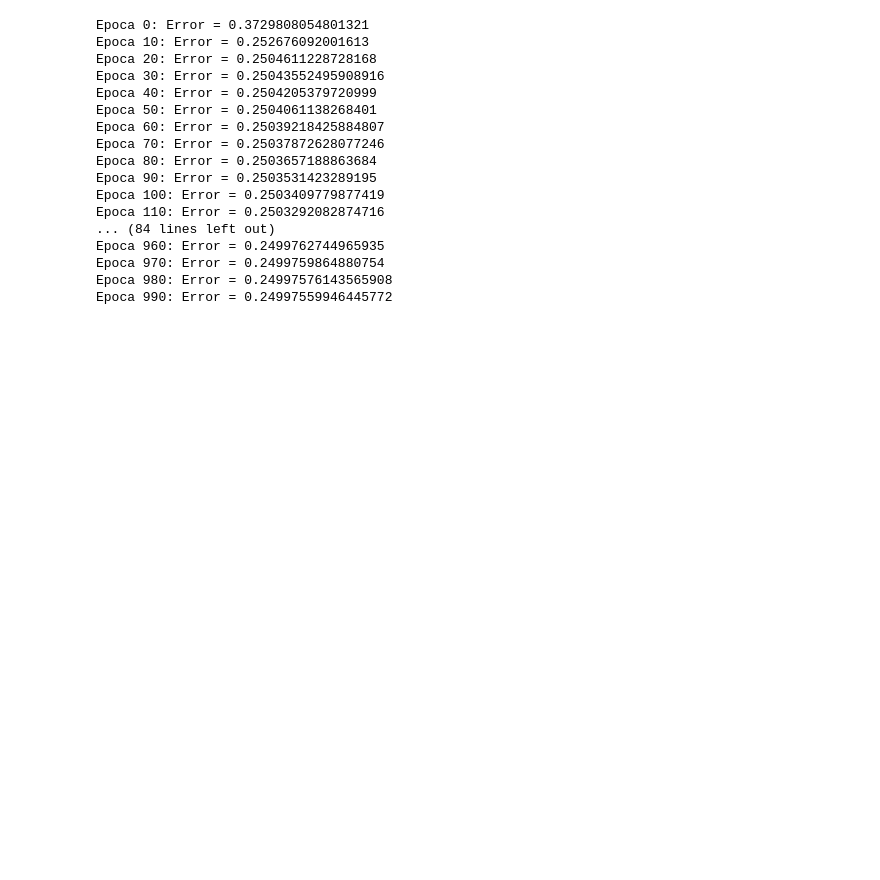
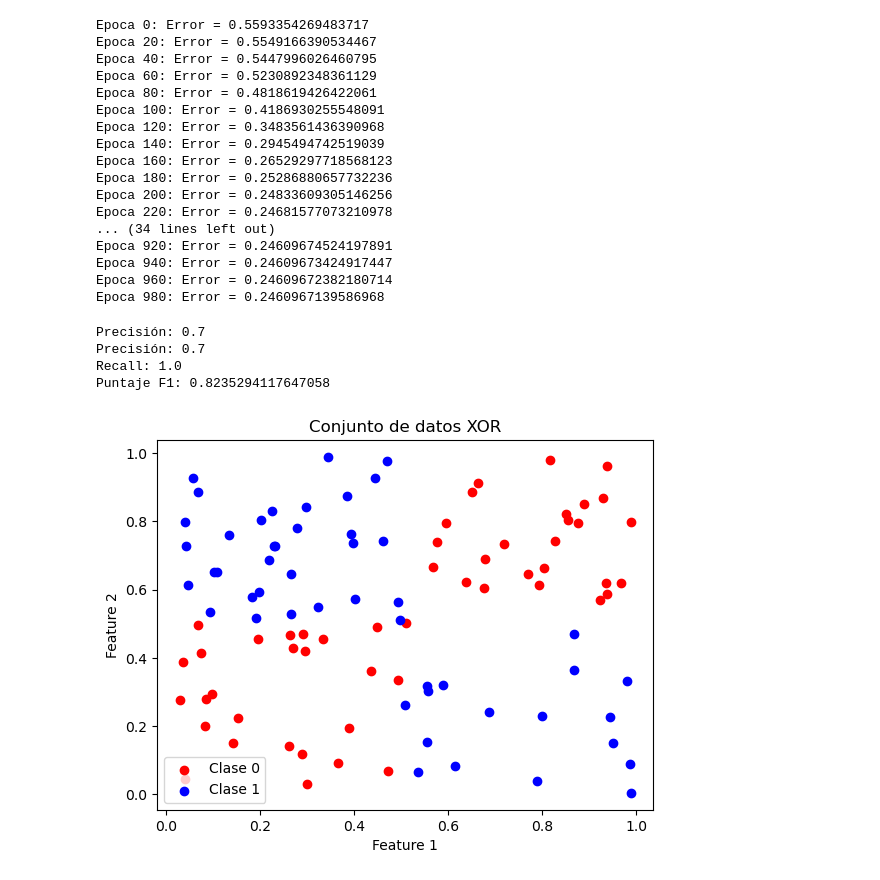
Before and after one commit to adrianyaniri/redesNeuronales, a Jupyter notebook: notebooks/mulitcapa.ipynb, the cells around one changed output. Drawn from its saved outputs; the diff is of its cells as text; code cells hidden in the pictures; blank space fills up the shorter version.

```diff
--- a/notebooks/mulitcapa.ipynb
+++ b/notebooks/mulitcapa.ipynb
@@ -13,8 +13,11 @@ from function.act_functions import tanh
 #Semilla aleatoria
 random.seed(42)
 # %%
+from function.generate_data import datos_linealmente_seprables
+
 # Datos de entrada y salida
-X, y = datos_xor(1000,2)
+X, y = datos_xor(100,2)
+
 # Sepracion del conjunto de entrada
 X_train, X_test, y_train, y_test = train_test_split(X, y, test_size=0.2, shuffle=True,random_state=42)
 # %%
@@ -28,23 +31,23 @@ model = PerceptronMultilayer(capas, tanh)
 
 model.train(X_train,y_train, epochs=1000, learning_rate=0.0001)
 # %% [output]
-Epoca 0: Error = 0.3729808054801321
-Epoca 10: Error = 0.252676092001613
-Epoca 20: Error = 0.2504611228728168
-Epoca 30: Error = 0.25043552495908916
-Epoca 40: Error = 0.2504205379720999
-Epoca 50: Error = 0.2504061138268401
-Epoca 60: Error = 0.25039218425884807
-Epoca 70: Error = 0.25037872628077246
-Epoca 80: Error = 0.2503657188863684
-Epoca 90: Error = 0.2503531423289195
-Epoca 100: Error = 0.2503409779877419
-Epoca 110: Error = 0.2503292082874716
-... (84 lines left out)
-Epoca 960: Error = 0.2499762744965935
-Epoca 970: Error = 0.2499759864880754
-Epoca 980: Error = 0.24997576143565908
-Epoca 990: Error = 0.24997559946445772
+Epoca 0: Error = 0.5593354269483717
+Epoca 20: Error = 0.5549166390534467
+Epoca 40: Error = 0.5447996026460795
+Epoca 60: Error = 0.5230892348361129
+Epoca 80: Error = 0.4818619426422061
+Epoca 100: Error = 0.4186930255548091
+Epoca 120: Error = 0.3483561436390968
+Epoca 140: Error = 0.2945494742519039
+Epoca 160: Error = 0.26529297718568123
+Epoca 180: Error = 0.25286880657732236
+Epoca 200: Error = 0.24833609305146256
+Epoca 220: Error = 0.24681577073210978
+... (34 lines left out)
+Epoca 920: Error = 0.24609674524197891
+Epoca 940: Error = 0.24609673424917447
+Epoca 960: Error = 0.24609672382180714
+Epoca 980: Error = 0.2460967139586968
 # %%
 # Se crea un prediccion sobre el conjunto de TEST
 y_pred = model.predict(X_test)
@@ -57,5 +60,10 @@ f1 = f1_score(y_test, y_pred)
 
 print("Precisión:", accuracy)
 print("Precisión:", precision)
-print("Recuerdo:", recall)
+print("Recall:", recall)
 print("Puntaje F1:", f1)
+# %% [output]
+Precisión: 0.7
+Precisión: 0.7
+Recall: 1.0
+Puntaje F1: 0.8235294117647058
@@ -103,0 +70,11 @@ plt.show()
+# %%
+# Conjunto de datos
+plt.scatter(X[y == 0][:, 0], X[y == 0][:, 1], color='red', label='Clase 0')
+plt.scatter(X[y == 1][:, 0], X[y == 1][:, 1], color='blue', label='Clase 1')
+plt.xlabel('Feature 1')
+plt.ylabel('Feature 2')
+plt.title('Conjunto de datos XOR')
+plt.legend()
+plt.show()
+# %% [output]
+[figure, added]
```
Also changed, not shown: parts of 3 cells of this notebook, 2 other files.
